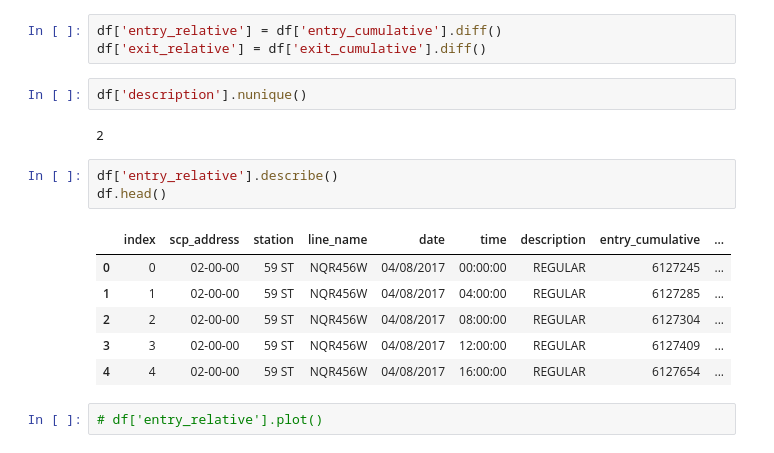
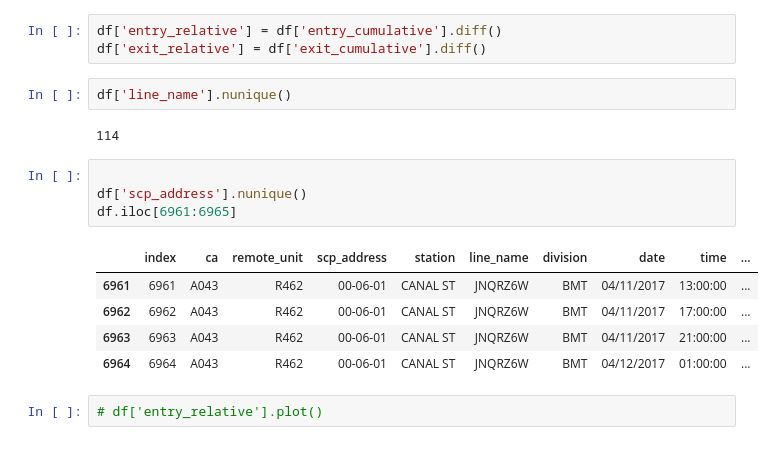
Before and after one commit to jeremyrchow/metis_proj_1, a Jupyter notebook: processed_data/MTA_notebook.ipynb, the cells around one changed output. Drawn from its saved outputs; the diff is of its cells as text.

```diff
--- a/processed_data/MTA_notebook.ipynb
+++ b/processed_data/MTA_notebook.ipynb
@@ -58,19 +58,19 @@ df.head()
 df['entry_relative'] = df['entry_cumulative'].diff()
 df['exit_relative'] = df['exit_cumulative'].diff()
 # %%
-df['description'].nunique()
+df['line_name'].nunique()
 # %% [output]
-2
+114
-# %%
-df['entry_relative'].describe()
-df.head()
-# %% [output]
-|  | index | scp_address | station | line_name | date | time | description | entry_cumulative | ... |
-| 0 | 0 | 02-00-00 | 59 ST | NQR456W | 04/08/2017 | 00:00:00 | REGULAR | 6127245 | ... |
-| 1 | 1 | 02-00-00 | 59 ST | NQR456W | 04/08/2017 | 04:00:00 | REGULAR | 6127285 | ... |
-| 2 | 2 | 02-00-00 | 59 ST | NQR456W | 04/08/2017 | 08:00:00 | REGULAR | 6127304 | ... |
-| 3 | 3 | 02-00-00 | 59 ST | NQR456W | 04/08/2017 | 12:00:00 | REGULAR | 6127409 | ... |
-| 4 | 4 | 02-00-00 | 59 ST | NQR456W | 04/08/2017 | 16:00:00 | REGULAR | 6127654 | ... |
+# %%
+
+df['scp_address'].nunique()
+df.iloc[6961:6965]
+# %% [output]
+|  | index | ca | remote_unit | scp_address | station | line_name | division | date | time | ... |
+| 6961 | 6961 | A043 | R462 | 00-06-01 | CANAL ST | JNQRZ6W | BMT | 04/11/2017 | 13:00:00 | ... |
+| 6962 | 6962 | A043 | R462 | 00-06-01 | CANAL ST | JNQRZ6W | BMT | 04/11/2017 | 17:00:00 | ... |
+| 6963 | 6963 | A043 | R462 | 00-06-01 | CANAL ST | JNQRZ6W | BMT | 04/11/2017 | 21:00:00 | ... |
+| 6964 | 6964 | A043 | R462 | 00-06-01 | CANAL ST | JNQRZ6W | BMT | 04/12/2017 | 01:00:00 | ... |
 # %%
 # df['entry_relative'].plot()
 # %% [output]
```
Also changed, not shown: parts of 1 cell of this notebook, 1 other file.
